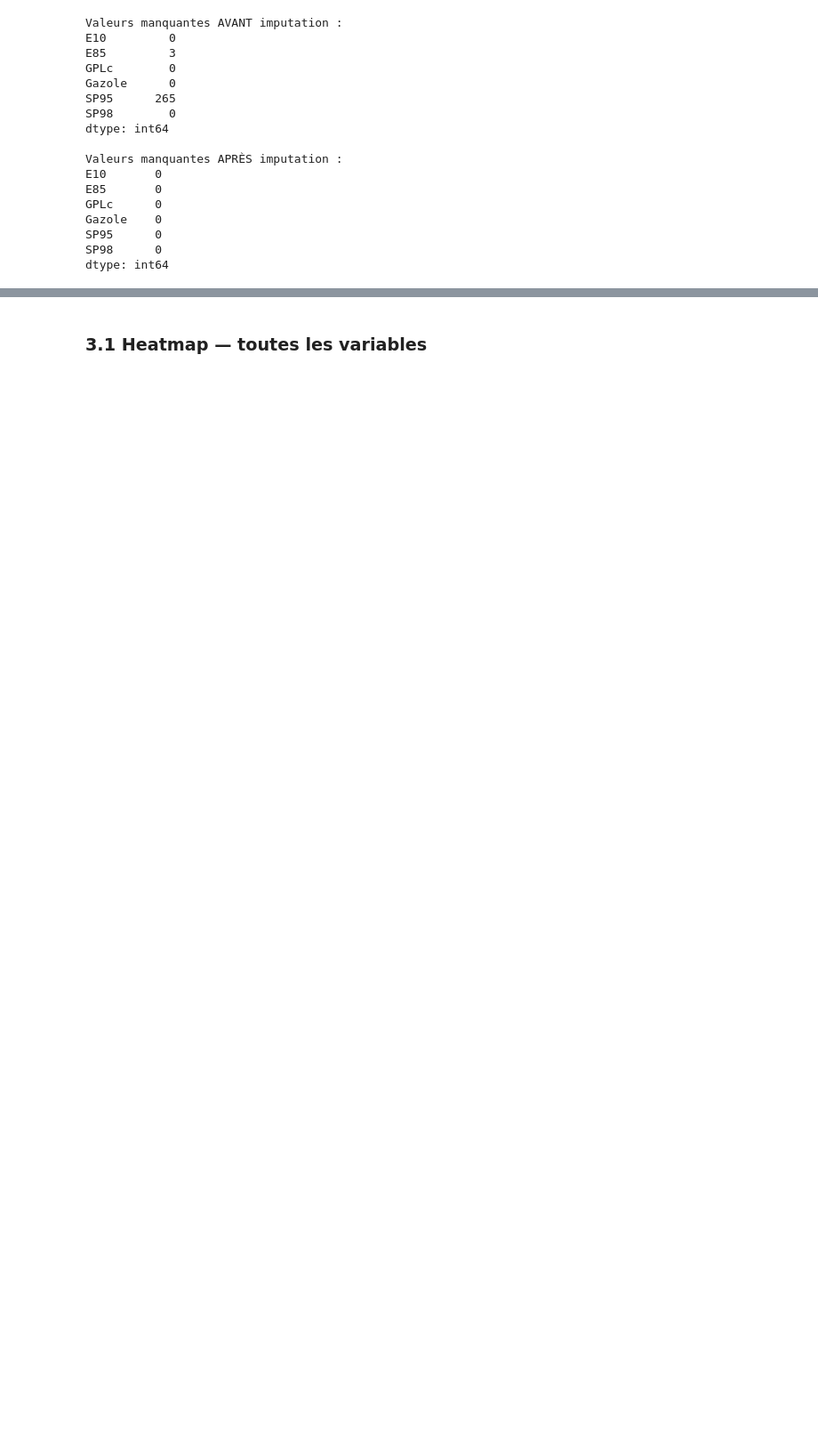
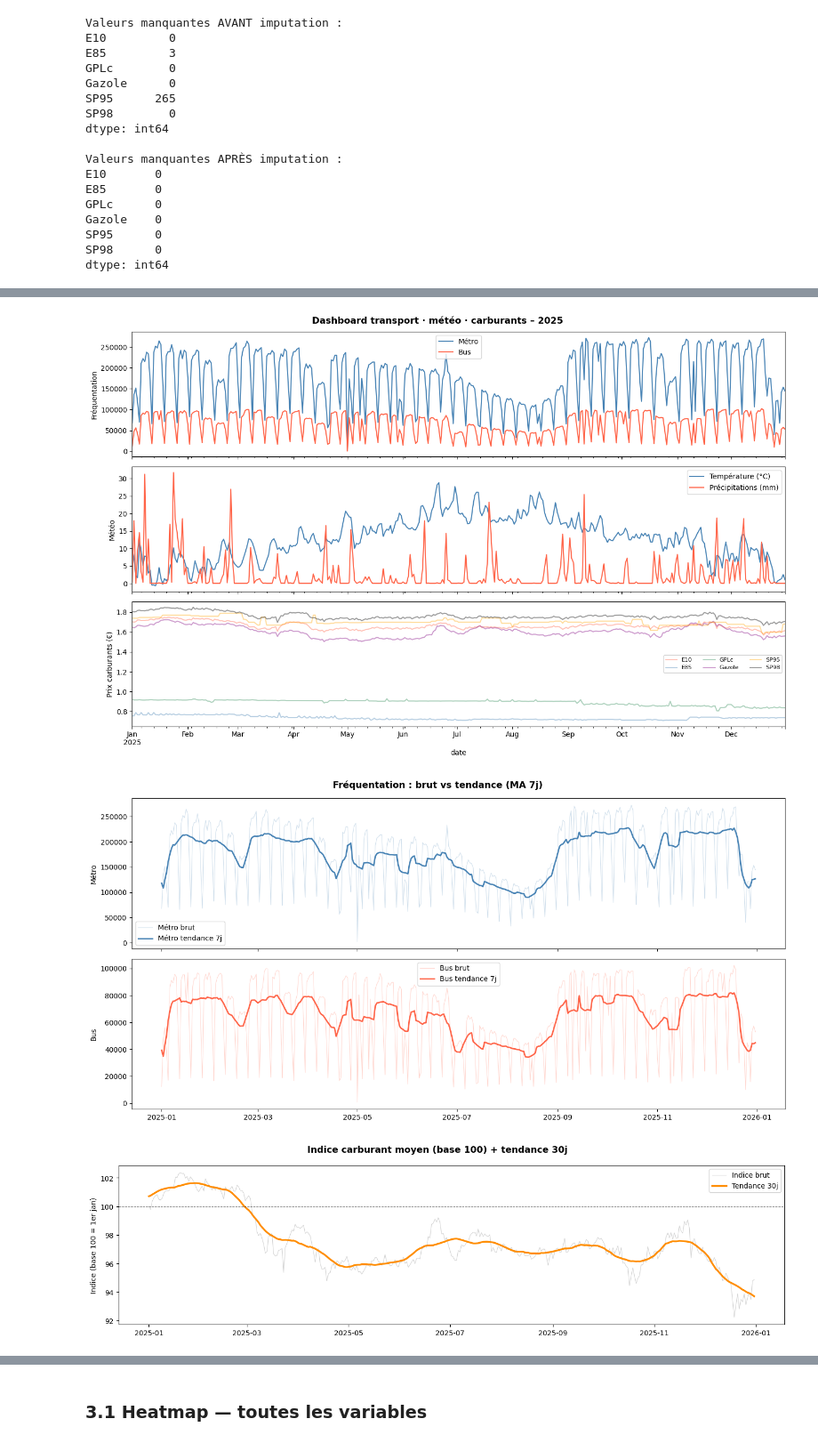
Before and after one commit to louisepech/projet_pds, a Jupyter notebook: code_principal.ipynb, the cells around one changed output, grey strips where cells are left out. Shown at 89% size. Drawn from its saved outputs; the diff is of its cells as text; code cells hidden in the pictures; blank space fills up the shorter version.

Commit message:
visualisation avancée + commentaires

```diff
--- a/code_principal.ipynb
+++ b/code_principal.ipynb
@@ -116,0 +110,16 @@ et tout les carburant bouge à peu près pareil, faire courbe de tendance?
+# %%
+from src.visualisation_avancee import (
+    plot_dashboard,
+    plot_deseasonalized,
+    plot_carburant_index,
+    plot_correlation_overview,
+)
+
+plot_dashboard(df)
+plot_deseasonalized(df)
+plot_carburant_index(df)
+plot_correlation_overview(df)
+# %% [output]
+[figure, added]
+[figure, added]
+[figure, added]
```
Also changed, not shown: parts of 18 cells of this notebook, 4 other files.
